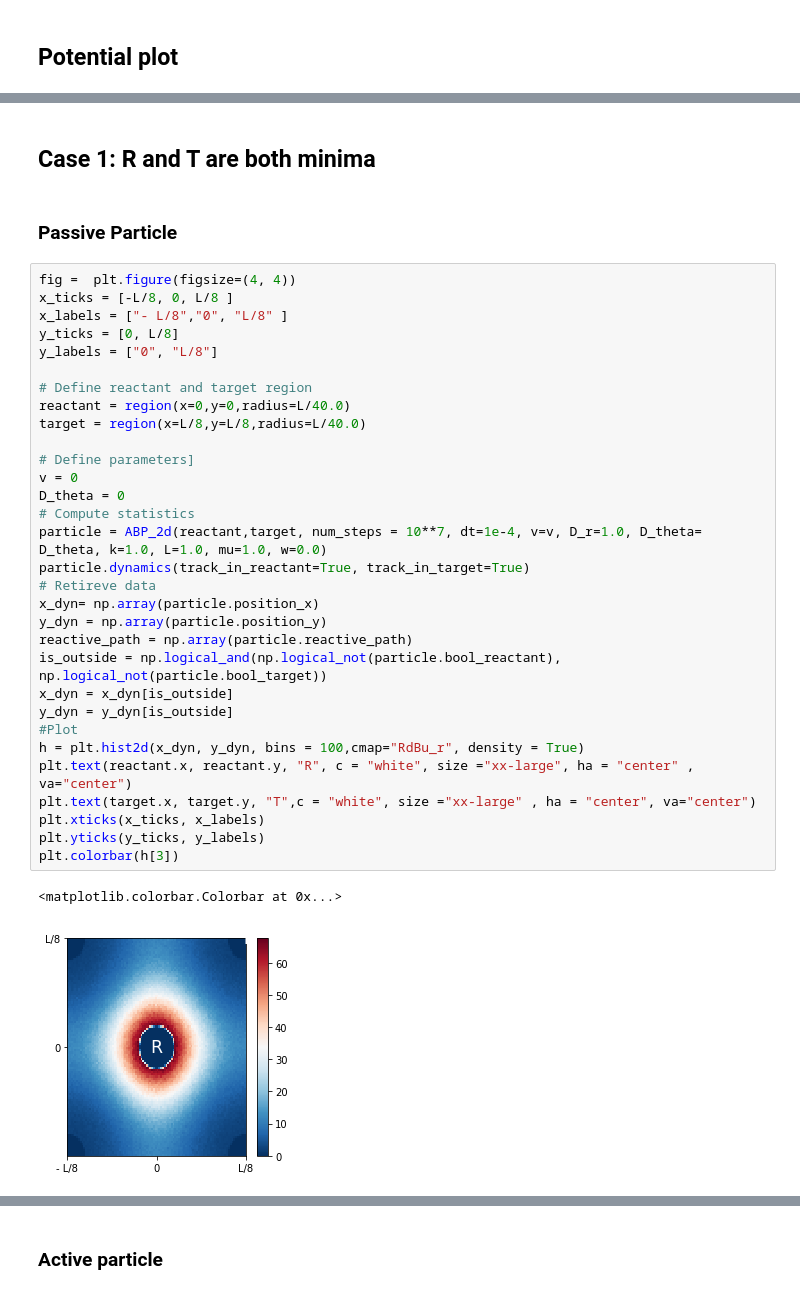
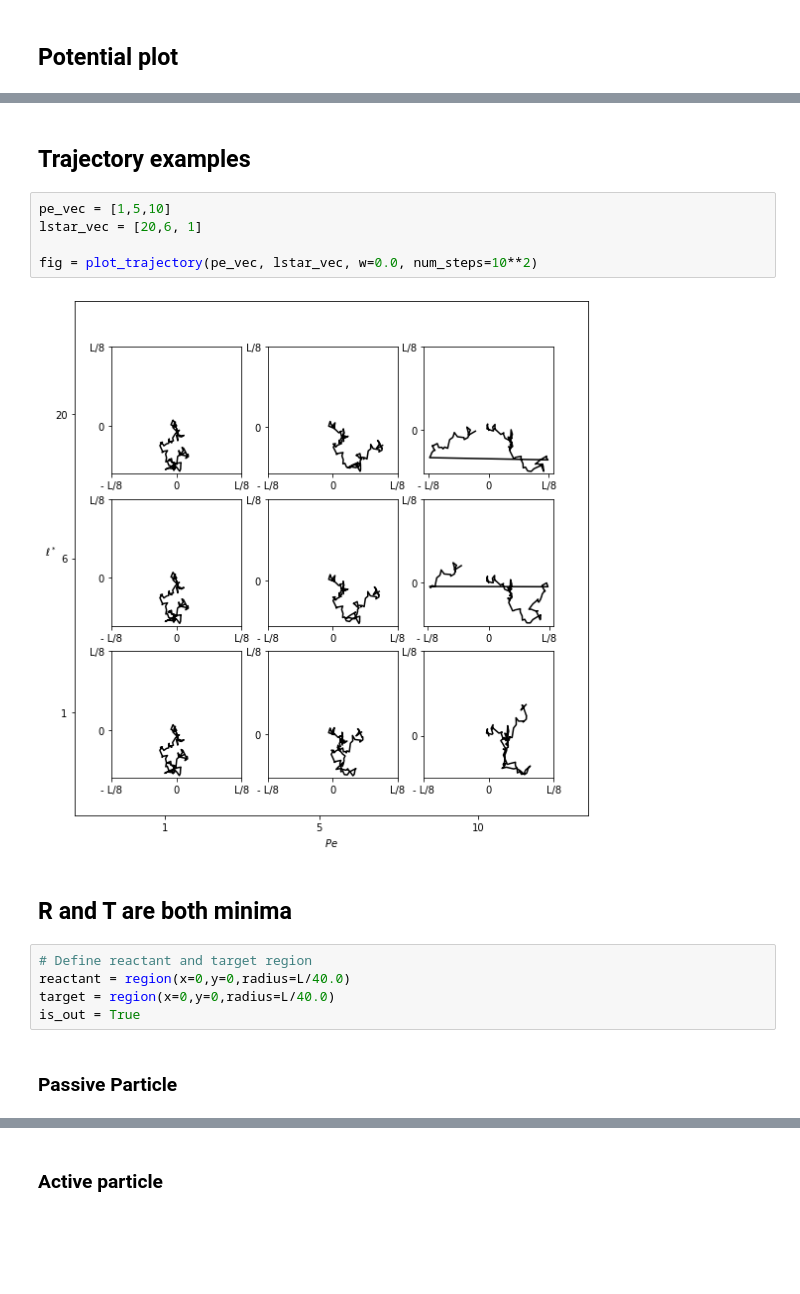
Before and after one commit to abassi98/Active-Brownian-Particles, a Jupyter notebook: src/main.ipynb, the cells around one changed output, grey strips where cells are left out. Drawn from its saved outputs; the diff is of its cells as text; blank space fills up the shorter version.

```diff
--- a/src/main.ipynb
+++ b/src/main.ipynb
@@ -94,38 +62,18 @@ plt.savefig("potential.png")
+# %% [markdown]
+## Trajectory examples
+# %%
+pe_vec = [1,5,10]
+lstar_vec = [20,6, 1]
+
+fig = plot_trajectory(pe_vec, lstar_vec, w=0.0, num_steps=10**2)
+# %% [output]
+[figure, added]
 # %% [markdown]
-## Case 1: R and T are both minima
+## R and T are both minima
+# %%
+# Define reactant and target region
+reactant = region(x=0,y=0,radius=L/40.0)
+target = region(x=0,y=0,radius=L/40.0)
+is_out = True
 # %% [markdown]
 ### Passive Particle
-# %%
-fig =  plt.figure(figsize=(4, 4))
-x_ticks = [-L/8, 0, L/8 ]
-x_labels = ["- L/8","0", "L/8" ]
-y_ticks = [0, L/8]
-y_labels = ["0", "L/8"]
-
-# Define reactant and target region
-reactant = region(x=0,y=0,radius=L/40.0)
-target = region(x=L/8,y=L/8,radius=L/40.0)
-
-# Define parameters]
-v = 0
-D_theta = 0
-# Compute statistics
-particle = ABP_2d(reactant,target, num_steps = 10**7, dt=1e-4, v=v, D_r=1.0, D_theta= D_theta, k=1.0, L=1.0, mu=1.0, w=0.0)
-particle.dynamics(track_in_reactant=True, track_in_target=True)
-# Retireve data
-x_dyn= np.array(particle.position_x)
-y_dyn = np.array(particle.position_y)
-reactive_path = np.array(particle.reactive_path)
-is_outside = np.logical_and(np.logical_not(particle.bool_reactant), np.logical_not(particle.bool_target))
-x_dyn = x_dyn[is_outside]
-y_dyn = y_dyn[is_outside]
-#Plot
-h = plt.hist2d(x_dyn, y_dyn, bins = 100,cmap="RdBu_r", density = True)
-plt.text(reactant.x, reactant.y, "R", c = "white", size ="xx-large", ha = "center" , va="center")
-plt.text(target.x, target.y, "T",c = "white", size ="xx-large" , ha = "center", va="center")
-plt.xticks(x_ticks, x_labels)
-plt.yticks(y_ticks, y_labels)
-plt.colorbar(h[3])
-# %% [output]
-<matplotlib.colorbar.Colorbar at 0x...>
-[figure, removed]
```
Also changed, not shown: parts of 24 cells of this notebook, 3 other files.
